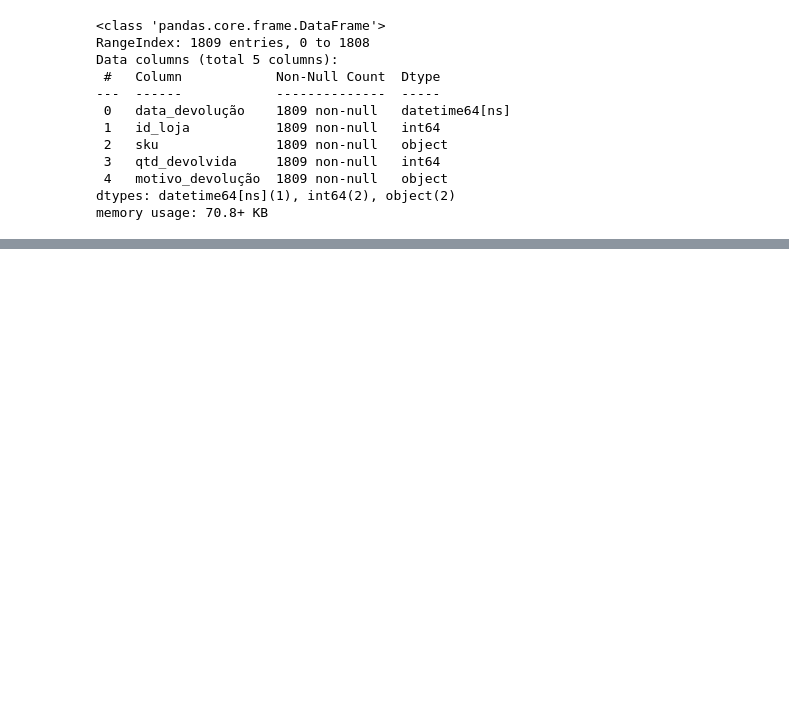
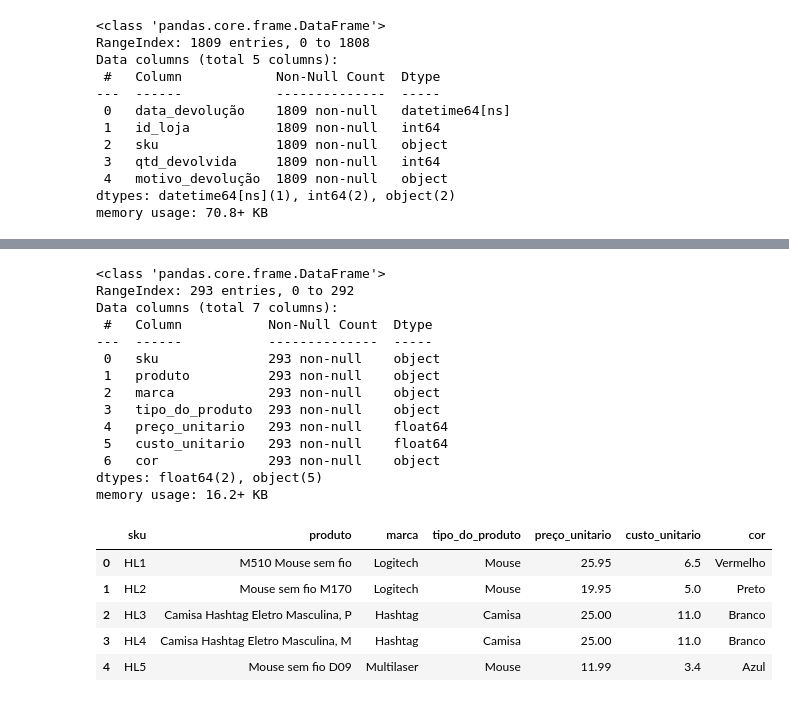
Before and after one commit to Marcelo-Kimura-Data/Projeto_01_Pipeline_CSV_SQL, a Jupyter notebook: Script_Projeto.ipynb, the cells around one changed output, grey strips where cells are left out. Drawn from its saved outputs; the diff is of its cells as text; code cells hidden in the pictures; blank space fills up the shorter version.

```diff
--- a/Script_Projeto.ipynb
+++ b/Script_Projeto.ipynb
@@ -475,0 +527,24 @@ memory usage: 70.8+ KB
+# %%
+df_produtos.info()
+df_produtos.head()
+# %% [output]
+<class 'pandas.core.frame.DataFrame'>
+RangeIndex: 293 entries, 0 to 292
+Data columns (total 7 columns):
+ #   Column           Non-Null Count  Dtype
+---  ------           --------------  -----
+ 0   sku              293 non-null    object
+ 1   produto          293 non-null    object
+ 2   marca            293 non-null    object
+ 3   tipo_do_produto  293 non-null    object
+ 4   preço_unitario   293 non-null    float64
+ 5   custo_unitario   293 non-null    float64
+ 6   cor              293 non-null    object
+dtypes: float64(2), object(5)
+memory usage: 16.2+ KB
+|  | sku | produto | marca | tipo_do_produto | preço_unitario | custo_unitario | cor |
+| 0 | HL1 | M510 Mouse sem fio | Logitech | Mouse | 25.95 | 6.5 | Vermelho |
+| 1 | HL2 | Mouse sem fio M170 | Logitech | Mouse | 19.95 | 5.0 | Preto |
+| 2 | HL3 | Camisa Hashtag Eletro Masculina, P | Hashtag | Camisa | 25.00 | 11.0 | Branco |
+| 3 | HL4 | Camisa Hashtag Eletro Masculina, M | Hashtag | Camisa | 25.00 | 11.0 | Branco |
+| 4 | HL5 | Mouse sem fio D09 | Multilaser | Mouse | 11.99 | 3.4 | Azul |
```
Also changed, not shown: parts of 9 cells of this notebook, 6 other files.
